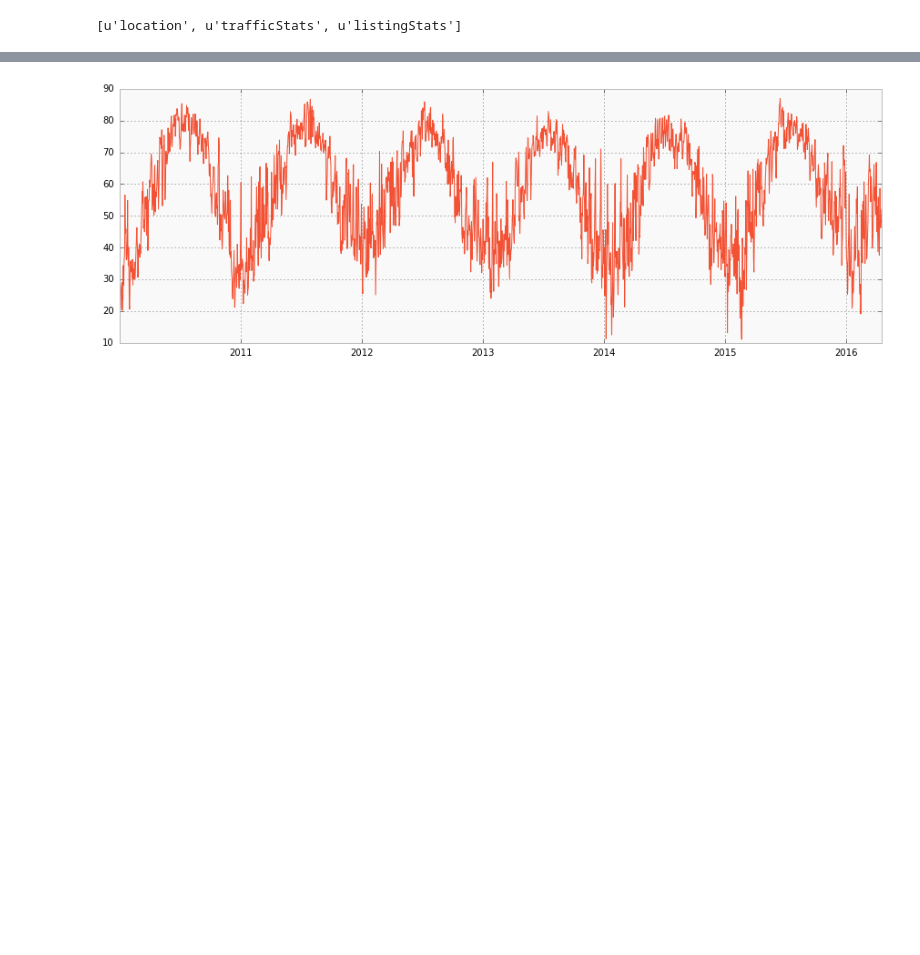
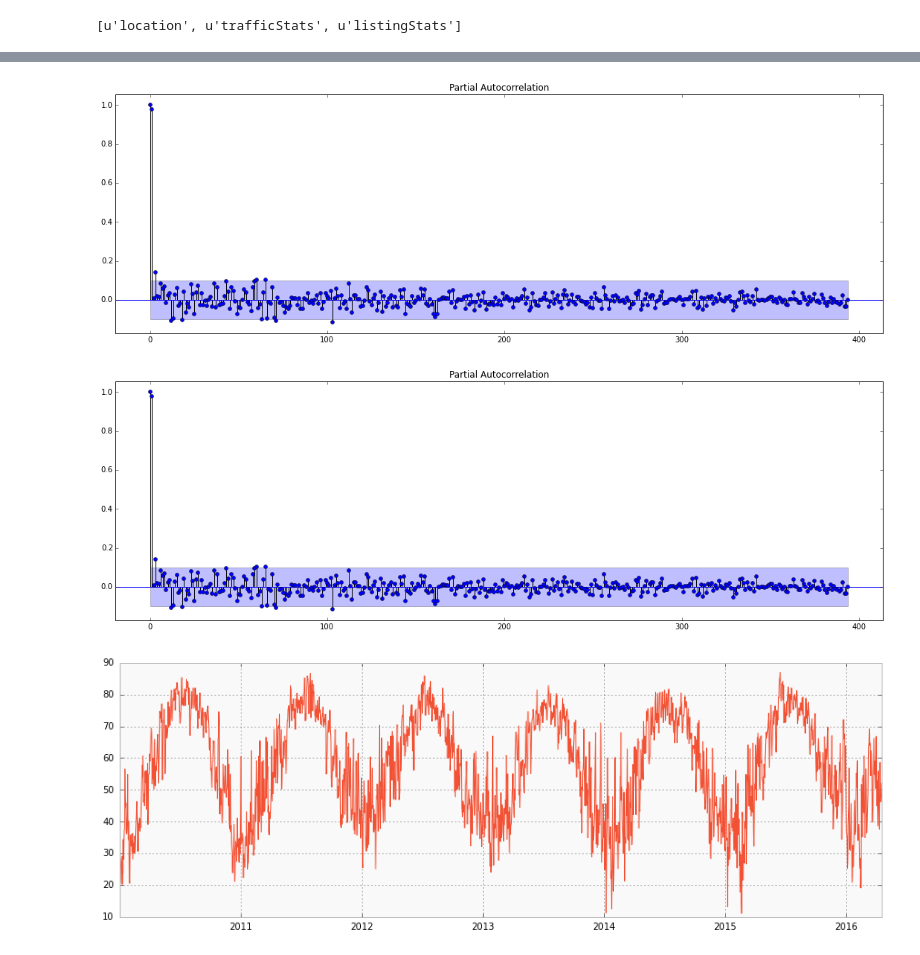
Before and after one commit to data-skeptic/dataskeptic, a Jupyter notebook: shownotes/acf.ipynb, the cells around one changed output, grey strips where cells are left out. Saved outputs shown, nothing was run; the diff lists cells and outputs as text; code cells hidden in the pictures; blank space fills up the shorter version.

```diff
--- a/shownotes/acf.ipynb
+++ b/shownotes/acf.ipynb
@@ -42,3 +50,10 @@ plt.show()
+# %%
+fig, axes = plt.subplots(nrows=1, figsize=(15, 5))
+fig.tight_layout()
+tsaplots.plot_pacf(df, axes)
+# %% [output]
+[figure, added]
+[figure, added]
 # %%
 g = geocoder.google('Chapel Hill, NC')
 # %%
```
Also changed, not shown: parts of 3 cells of this notebook.
